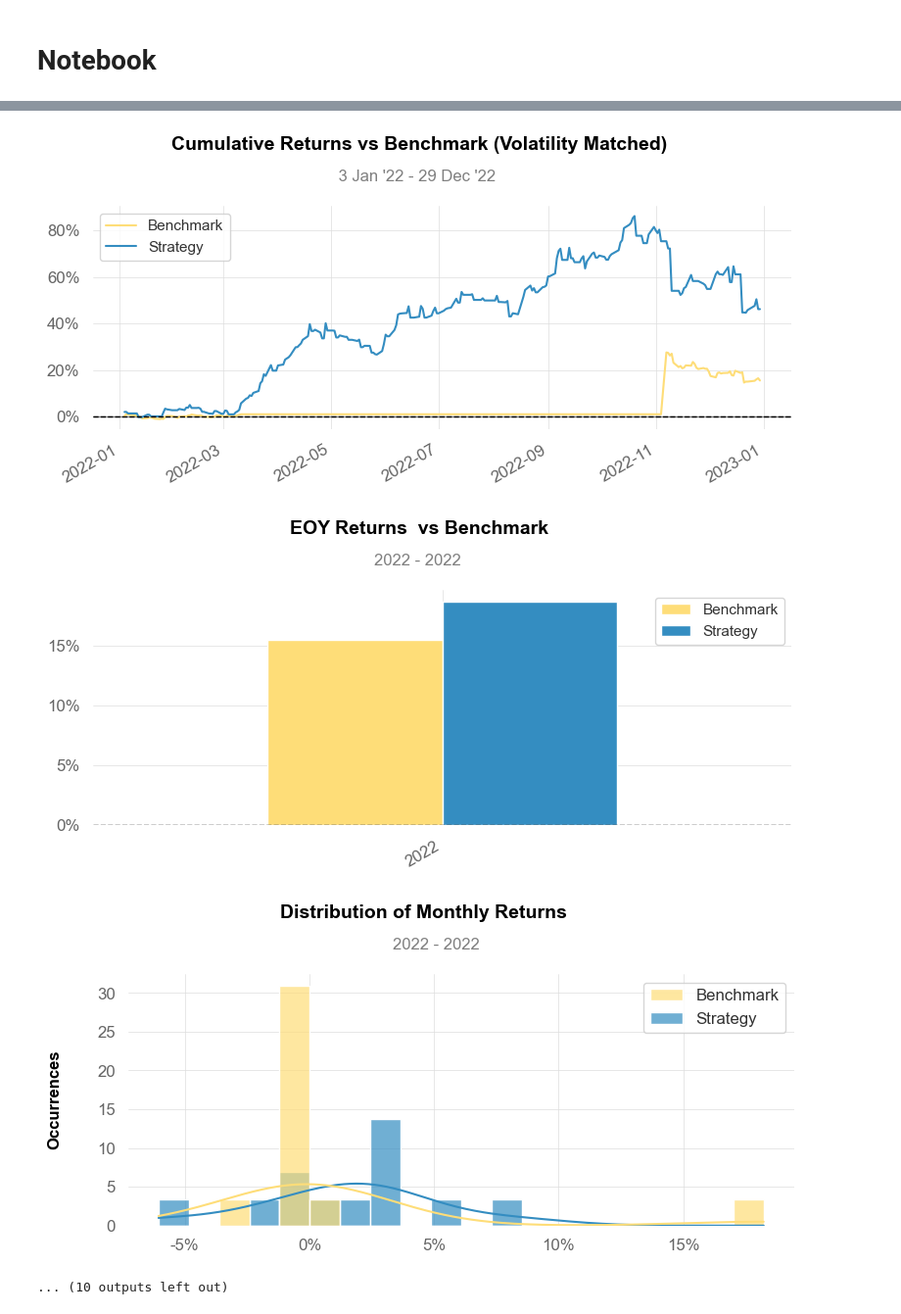
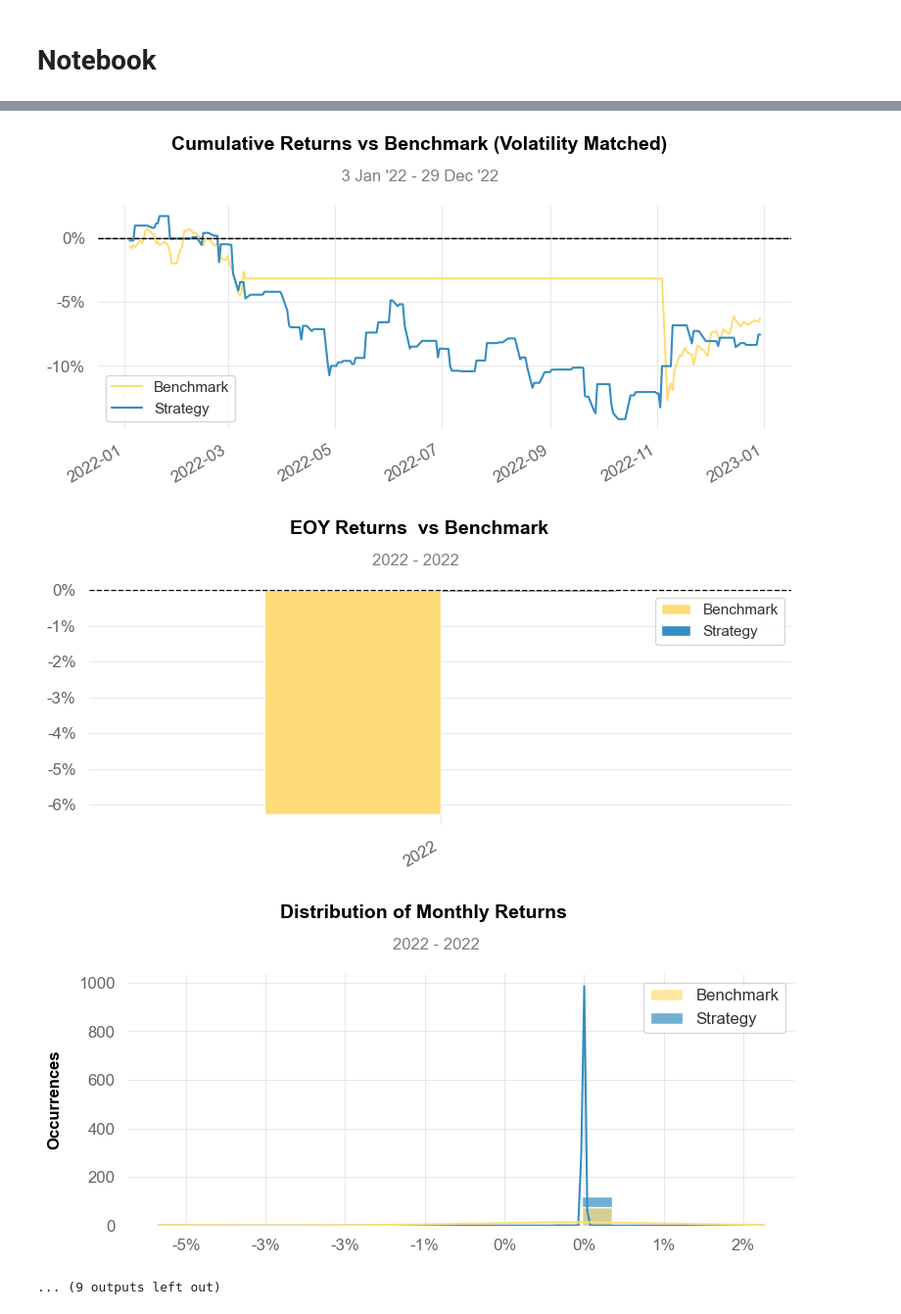
Before and after one commit to guzmanwolfrank/QuantTrading, a Jupyter notebook: Backtests/USDJPY/Notebook.ipynb, the cells around one changed output, grey strips where cells are left out. Shown at 98% size. Saved outputs shown, nothing was run; the diff lists cells and outputs as text; code cells hidden in the pictures.

```diff
--- a/Backtests/USDJPY/Notebook.ipynb
+++ b/Backtests/USDJPY/Notebook.ipynb
@@ -25,18 +25,10 @@ client = oandapyV20.API(access_token=access_token)
 API_KEY = access_token
 # %%
 # Instrument (USDJPY)
-instrument = "USD_JPY"
+instrument = "EUR_USD"
 
 # Granularity (daily)
 granularity = "D"
-
-# Moving average periods
-short_ma_period = 2
-long_ma_period = 10
-
-# Risk management
-stop_loss_pips = 30
-take_profit_pips = 60
 # %%
 
 # OANDA API connection setup
@@ -60,7 +52,7 @@ def get_historical_data(instrument, granularity, start, end):
     return df
 
 # Define the instrument, granularity, and date range
-instrument = 'USD_JPY'
+instrument = 'EUR_USD'
 granularity = 'D'  # Daily data
 start_date = '01-01-2022'
 end_date = '01-01-2023'
@@ -101,7 +93,7 @@ data['pivot'] = pivot
 data['previous_pivot'] = data['pivot'].shift(1)
 
 # Create a Signal column with 1, whenever the previous pivot is less than current open
-data.loc[data['previous_pivot'] < data['open'], 'Signal'] = 1
+data.loc[data['previous_pivot'] > data['open'], 'Signal'] = 1
 
 #End Algo Note ---- use from this point above for algorithm code
 
@@ -167,11 +159,11 @@ returns_series = data['returns']
 
 
 
-benchmark = qs.utils.download_returns('usdjpy=X')
+benchmark = qs.utils.download_returns('eurusd=X') # note ticker format
 qs.reports.full(returns_series , benchmark)
 #qs.reports.full(benchmark)
 # Html Tearsheet
-qs.reports.html(returns_series , benchmark=benchmark)
+#qs.reports.html(returns_series , benchmark=benchmark)
 # %% [output]
 [*********************100%***********************]  1 of 1 completed
 Performance Metrics
@@ -206,4 +195,4 @@ Strategy Visualization
-[figure, old version]
+[figure, new version]
-[figure, old version]
+[figure, new version]
-[figure, old version]
+[figure, new version]
-... (10 outputs left out)
+... (9 outputs left out)
```
Also changed, not shown: parts of 4 cells of this notebook, 1 other file.
